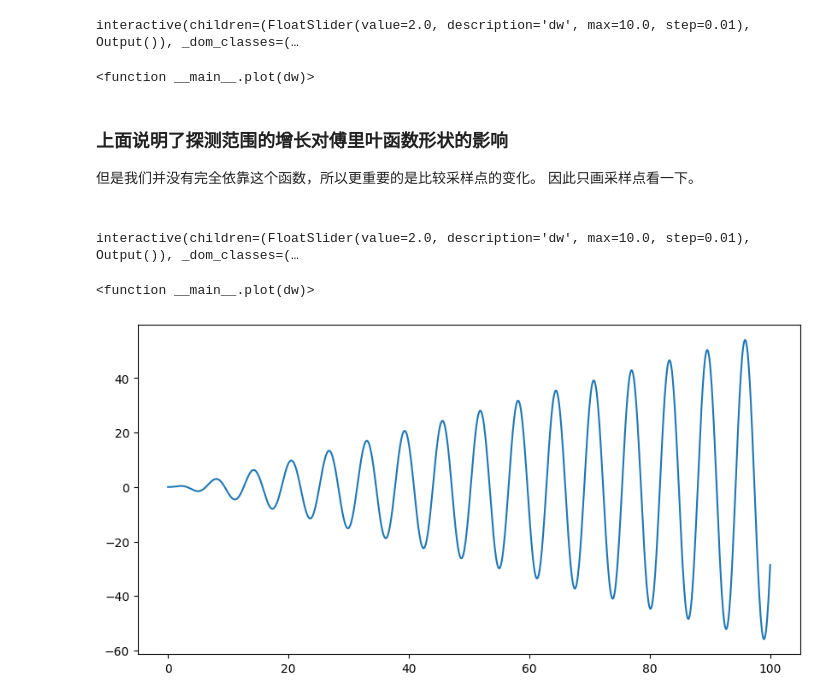
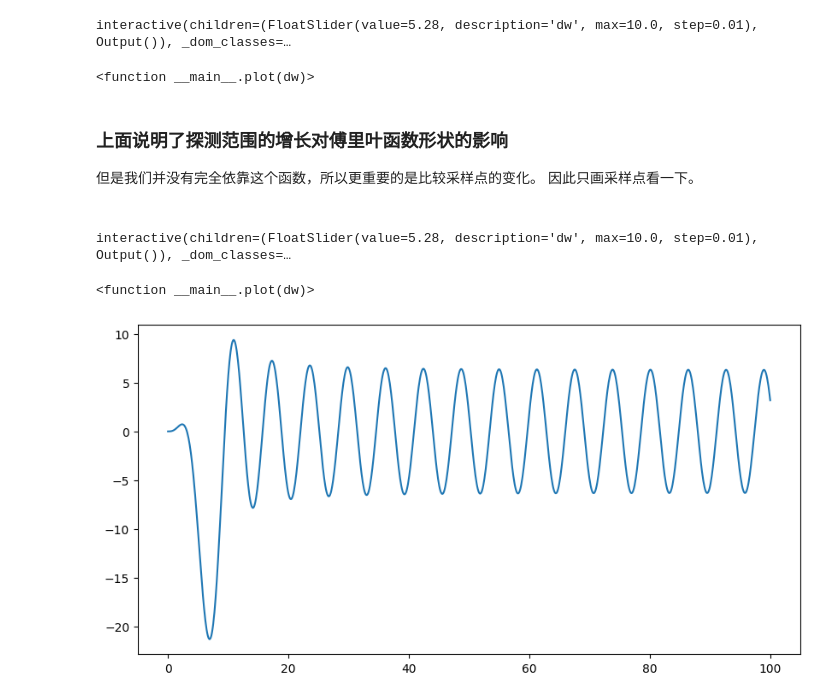
Before and after one commit to xmu-hph/4pd_codes, a Jupyter notebook: hmm_fourier/fourier_widows.ipynb, the cells around one changed output. Saved outputs shown, nothing was run; the diff lists cells and outputs as text; code cells hidden in the pictures.

```diff
--- a/hmm_fourier/fourier_widows.ipynb
+++ b/hmm_fourier/fourier_widows.ipynb
@@ -31,9 +31,9 @@ def plot(dw):
     plt.show()
 
 # 使用ipywidgets创建滑动条
-interact(plot, dw=FloatSlider(value=2, min=0, max=10, step=0.01, description='dw'))
+interact(plot, dw=FloatSlider(value=5.28, min=0, max=10, step=0.01, description='dw'))
 # %% [output]
-interactive(children=(FloatSlider(value=2.0, description='dw', max=10.0, step=0.01), Output()), _dom_classes=(…
+interactive(children=(FloatSlider(value=5.28, description='dw', max=10.0, step=0.01), Output()), _dom_classes=…
 <function __main__.plot(dw)>
 # %% [markdown]
 ### 上面说明了探测范围的增长对傅里叶函数形状的影响
@@ -80,22 +80,22 @@ def plot(dw):
     plt.show()
 
 # 使用ipywidgets创建滑动条
-interact(plot, dw=FloatSlider(value=2, min=0, max=10, step=0.01, description='dw'))
+interact(plot, dw=FloatSlider(value=5.28, min=0, max=10, step=0.01, description='dw'))
 # %% [output]
-interactive(children=(FloatSlider(value=2.0, description='dw', max=10.0, step=0.01), Output()), _dom_classes=(…
+interactive(children=(FloatSlider(value=5.28, description='dw', max=10.0, step=0.01), Output()), _dom_classes=…
 <function __main__.plot(dw)>
 # %%
 # 计算一下窗口之间频率点的迁移怎么实现
 # 原始频率点(2*n*pi/T,(-cos(2npi+T)+1)/(4npi/T+2)+(cos(2npi-T)-1)/(4npi/T-2))
 # 我们把频率点的位置固定下来
 T = np.linspace(0,100,1000)
-y = (np.sin(2*np.pi+T)/(4*np.pi/T+2)-np.sin(2*np.pi-T)/(4*np.pi-2))*T
+y = (np.sin(2*np.pi+T)/(4*np.pi/T+2)-np.sin(2*np.pi-T)/(4*np.pi/T-2))*T
 plt.figure(figsize=(10,5))
 plt.plot(T,y)
 plt.show()
 # 可以发现近似服从一个指数增长的正弦波的形状。
 # 是对这个函数如此还是对全体函数都成立？
 # 可以看到幅值是发散形状的
 # %% [output]
-[figure, old version]
+[figure, new version]
 # %%
```
Also changed, not shown: parts of 2 cells of this notebook.
